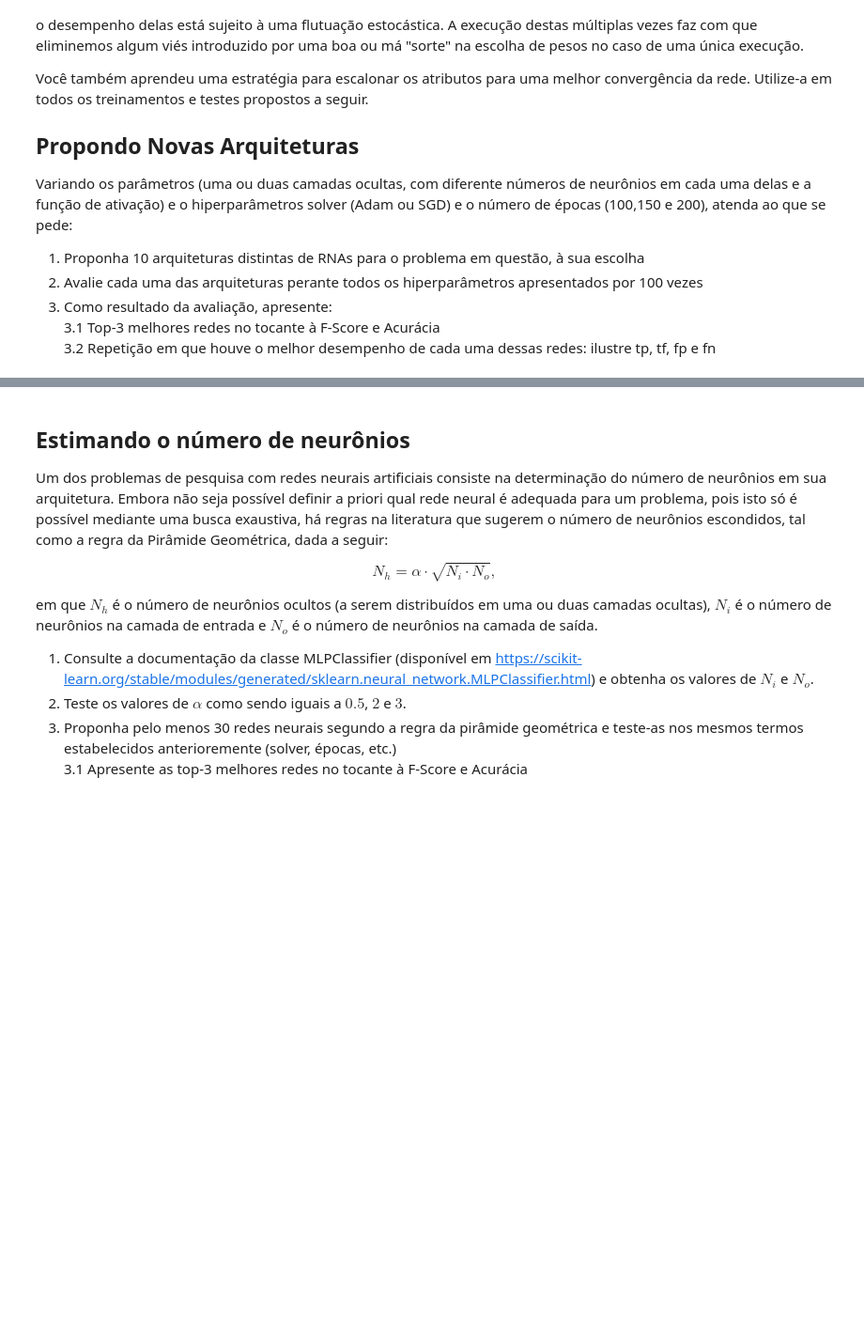
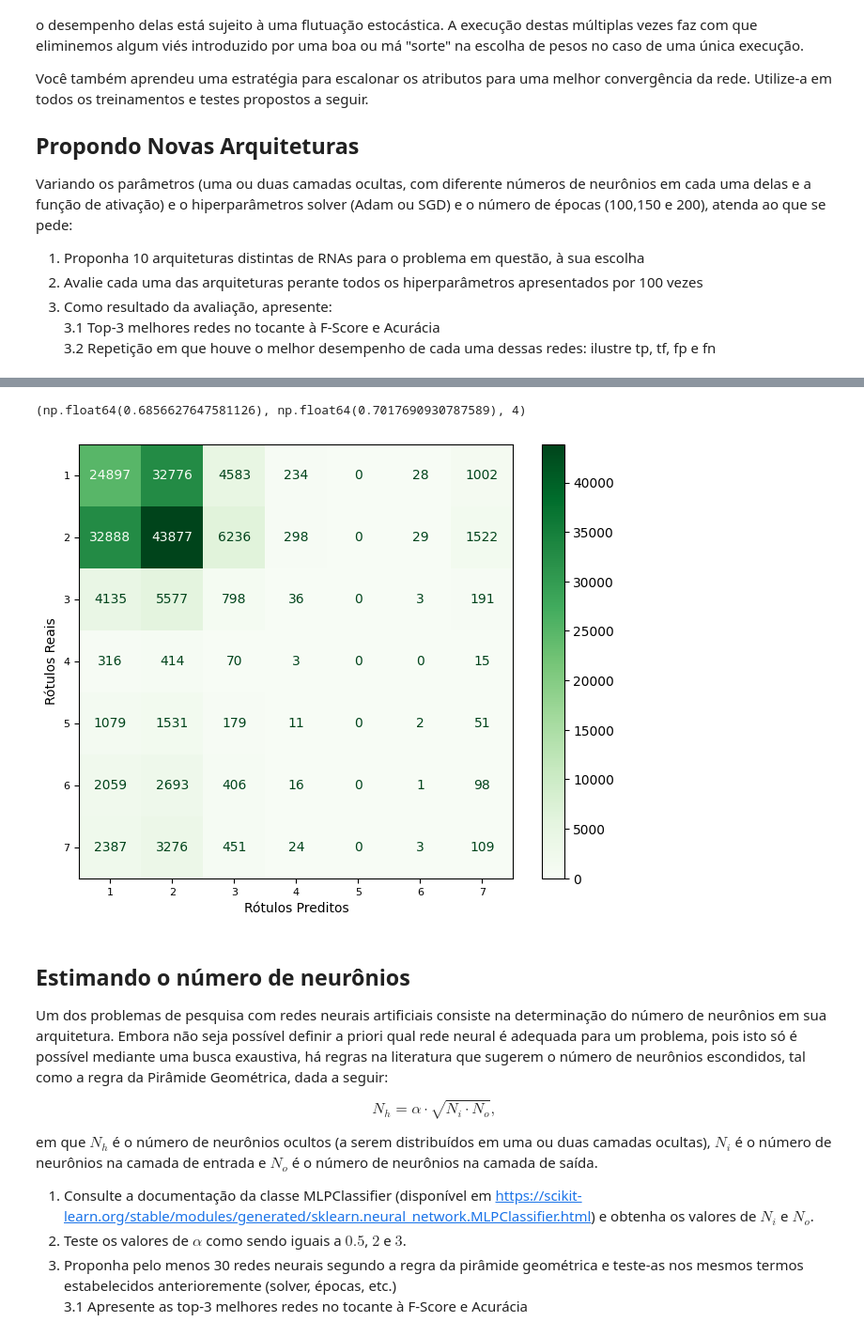
Before and after one commit to DioGS17/RNA-2025, a Jupyter notebook: PP2.2.2 - Proposição e Avaliação de RNAs.ipynb, the cells around one changed output, grey strips where cells are left out. Shown at 94% size. Cells and saved outputs as stored; diff of their text form; code cells hidden in the pictures; blank space fills up the shorter version.

Commit message:
Atualização PP2.2.2 parte 2
Paralelização das novas arquiteturas

```diff
--- a/PP2.2.2 - Proposição e Avaliação de RNAs.ipynb
+++ b/PP2.2.2 - Proposição e Avaliação de RNAs.ipynb
@@ -266,8 +299,7 @@ def treino_e_avaliacao(X, y, arquitetura, idx):
     return acc, f1
 # %%
 # Lista de arquiteturas
-arquiteturas = [
-    ((10,10), 'relu', 'adam', 10), ((23,27), 'tanh', 'sgd', 10), ((30,10), 'identity', 'adam', 10),
+arquiteturas = [((10,10), 'relu', 'adam', 10), ((23,27), 'tanh', 'sgd', 10), ((30,10), 'identity', 'adam', 10),
     ((40,), 'relu', 'adam', 10), ((33,), 'tanh', 'adam', 10), ((20,10), 'logistic', 'adam', 10),
     ((18,18), 'identity', 'adam', 10), ((35,10), 'relu', 'sgd', 10), ((10,10), 'identity', 'adam', 10),
     ((50,), 'identity', 'sgd', 10)
@@ -275,12 +307,12 @@ arquiteturas = [
 
 media_geral_arquiteturas = []  # (f1_mean, acc_mean, idx)
 
-for j in range(5):  # Testar só as 5 primeiras
+for j in range(len(arquiteturas)):  # Testar só as 5 primeiras
     print(f"\nARQUITETURA {j} \nCamadas: {arquiteturas[j][0]}\n")
 
     # Paraleliza 10 execuções da mesma arquitetura
     resultados = Parallel(n_jobs=-1)(
-        delayed(treino_e_avaliacao)(X, y, arquiteturas[j], j) for _ in range(10)
+        delayed(treino_e_avaliacao)(X, y, arquiteturas[j], j) for _ in range(100)
     )
 
     # Separa os valores para cálculo de médias
@@ -297,21 +347,21 @@ check_top3(media_geral_arquiteturas)
 # %%
 # Estrutura correta do codigo mas sem a paralelizacao
 
-arquiteturas = [((10,10), 'relu', 'adam', 100), ((23,27), 'tanh', 'sgd', 150), ((30,10), 'identity', 'adam', 200), ((40,), 'relu', 'adam', 150),
-              ((33,), 'tanh', 'adam', 150), ((20,10), 'logistic', 'adam', 100), ((18,18), 'identity', 'adam', 100), ((35,10), 'relu', 'sgd', 3), ((10,10), 'identity', 'adam', 200),
-              ((50,), 'identity', 'sgd', 200)]
+arquiteturas = [((10,10), 'relu', 'adam', 10), ((23,27), 'tanh', 'sgd', 15), ((30,10), 'identity', 'adam', 20), ((40,), 'relu', 'adam', 10),
+              ((33,), 'tanh', 'adam', 15), ((20,10), 'logistic', 'adam', 10), ((18,18), 'identity', 'adam', 10), ((35,10), 'relu', 'sgd', 10), ((10,10), 'identity', 'adam', 20),
+              ((50,), 'identity', 'sgd', 20)]
 
 media_geral_arquiteturas=[] #armazena a media de f1socre, acuracia e o indice da arquitetura
 
 for j in range(len(arquiteturas)): #for para percorrer todas as arquiteturas
 
-    print(f"ARQUITETURA {j} \nCamadas: {arquiteturas[j][0]} \nAtivacao: {arquiteturas[j][1]} \nSolver: {arquiteturas[j][2]} \nEpocas: {arquiteturas[j][3]}\n")
+    print(f"ARQUITETURA {j} \nCamadas: {arquiteturas[j][0]}\n")
 
     f1scores_arquitetura_i = []
     acuracias_arquitetura_i = []
 
 
-    for i in range(100):
+    for i in range(10):
 
         X_train, X_test, y_train, y_test, X_train_std, X_test_std = holdout_partition(X, y)
 
@@ -335,10 +385,26 @@ for j in range(len(arquiteturas)): #for para percorrer todas as arquiteturas
     resultados_arquitetura_i = (np.mean(f1scores_arquitetura_i), np.mean(acuracias_arquitetura_i), j) #cria a tupla pra armazenar na media geral
     media_geral_arquiteturas.append(resultados_arquitetura_i)
 
-    print(f"RESULTADOS: \nAcuracia média: {np.mean(acuracias_arquitetura_i)} \nF1-score médio: {np.mean(f1scores_arquitetura_i)}\n\n")
-    print(media_geral_arquiteturas, "\n\n")
+    #print(f"RESULTADOS: \nAcuracia média: {np.mean(acuracias_arquitetura_i)} \nF1-score médio: {np.mean(f1scores_arquitetura_i)}\n\n")
+    #print(media_geral_arquiteturas, "\n\n")
 
 check_top3(media_geral_arquiteturas)
+# %%
+melhor_desempenho = sorted(media_geral_arquiteturas, key= lambda res: (res[1], res[0]), reverse= True)[0]
+print(melhor_desempenho)
+fig, ax = plt.subplots(figsize = (8, 6))
+
+disp = ConfusionMatrixDisplay.from_predictions(y_test, y_pred, ax = ax, cmap = 'Greens')
+
+ax.set_xlabel("Rótulos Preditos", fontsize = 10)
+ax.set_ylabel("Rótulos Reais", fontsize = 10)
+
+ax.tick_params(axis = 'both', labelsize = 8)
+
+plt.show()
+# %% [output]
+(np.float64(0.6856627647581126), np.float64(0.7017690930787589), 4)
+[figure, added]
 # %% [markdown]
 ## Estimando o número de neurônios
 
```
Also changed, not shown: parts of 5 cells of this notebook.
